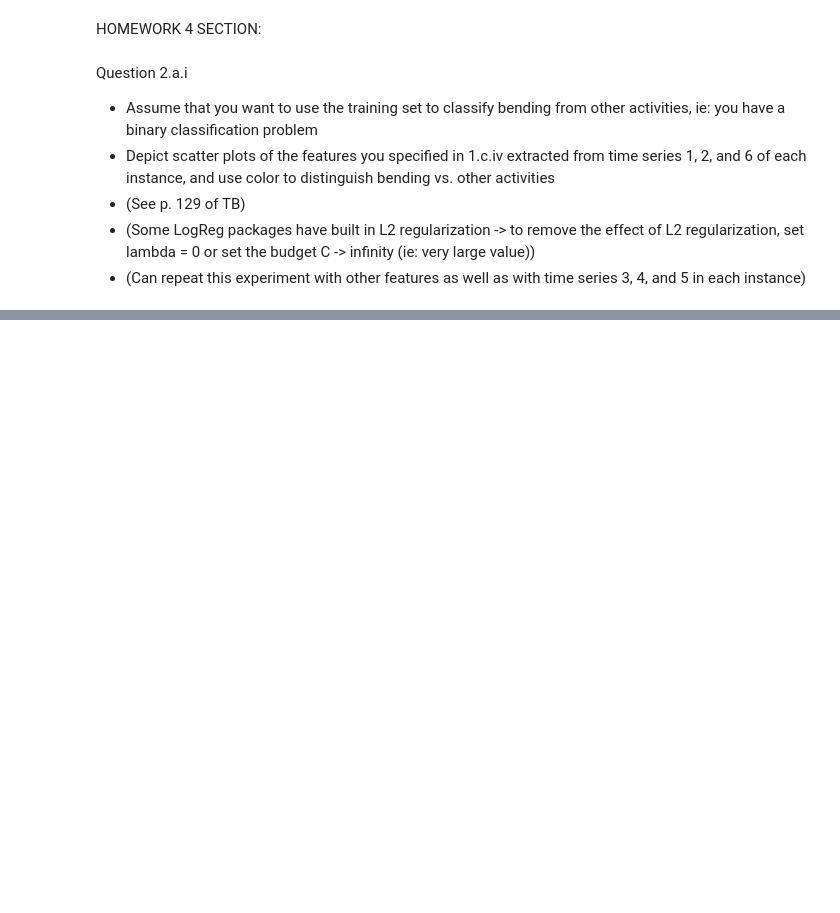
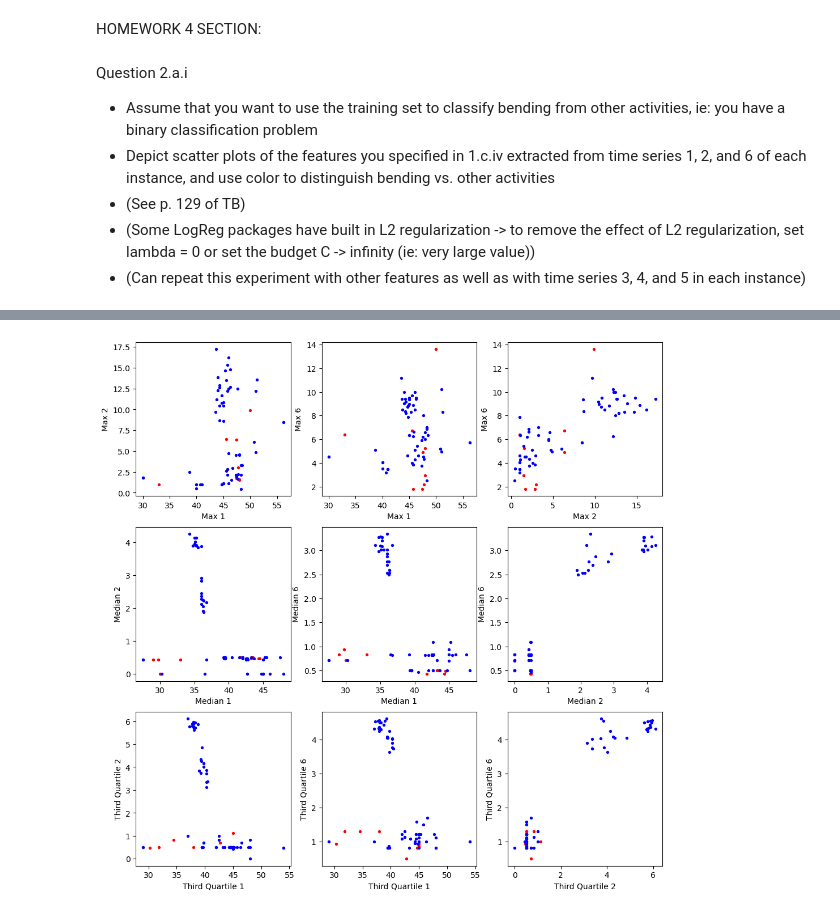
Before and after one commit to brynndafoe02/dsci552_summer2026, a Jupyter notebook: Dafoe_Brynn_HW4/notebook/Dafoe_Brynn_HW4.ipynb, the cells around one changed output, grey strips where cells are left out. Drawn from its saved outputs; the diff is of its cells as text; code cells hidden in the pictures; blank space fills up the shorter version.

```diff
--- a/Dafoe_Brynn_HW4/notebook/Dafoe_Brynn_HW4.ipynb
+++ b/Dafoe_Brynn_HW4/notebook/Dafoe_Brynn_HW4.ipynb
@@ -210,0 +210,56 @@ other -> [4.32, 4.5, 4.44, 4.305, 4.5575, 4.3225, 4.335, 4.5649999999999995, 4.3
+# %%
+fig, axes = plt.subplots(3, 3, figsize = (12, 12))
+# Bending = Red
+# Other = Blue
+
+# Max Scatterplots -> First Row
+axes[0, 0].scatter(max_1s["bending"], max_2s["bending"], c = "red", s=8)
+axes[0, 0].scatter(max_1s["other"], max_2s["other"], c = "blue", s=8)
+axes[0, 0].set_xlabel("Max 1")
+axes[0, 0].set_ylabel("Max 2")
+
+axes[0, 1].scatter(max_1s["bending"], max_6s["bending"], c = "red", s=8)
+axes[0, 1].scatter(max_1s["other"], max_6s["other"], c = "blue", s=8)
+axes[0, 1].set_xlabel("Max 1")
+axes[0, 1].set_ylabel("Max 6")
+
+axes[0, 2].scatter(max_2s["bending"], max_6s["bending"], c = "red", s=8)
+axes[0, 2].scatter(max_2s["other"], max_6s["other"], c = "blue", s=8)
+axes[0, 2].set_xlabel("Max 2")
+axes[0, 2].set_ylabel("Max 6")
+
+# Median Scatterplots -> Second Row
+axes[1, 0].scatter(median_1s["bending"], median_2s["bending"], c = "red", s=8)
+axes[1, 0].scatter(median_1s["other"], median_2s["other"], c = "blue", s=8)
+axes[1, 0].set_xlabel("Median 1")
+axes[1, 0].set_ylabel("Median 2")
+
+axes[1, 1].scatter(median_1s["bending"], median_6s["bending"], c = "red", s=8)
+axes[1, 1].scatter(median_1s["other"], median_6s["other"], c = "blue", s=8)
+axes[1, 1].set_xlabel("Median 1")
+axes[1, 1].set_ylabel("Median 6")
+
+axes[1, 2].scatter(median_2s["bending"], median_6s["bending"], c = "red", s=8)
+axes[1, 2].scatter(median_2s["other"], median_6s["other"], c = "blue", s=8)
+axes[1, 2].set_xlabel("Median 2")
+axes[1, 2].set_ylabel("Median 6")
+
+# Third Quartile Scatterplots -> Third Row
+axes[2, 0].scatter(thirdQ_1s["bending"], thirdQ_2s["bending"], c = "red", s=8)
+axes[2, 0].scatter(thirdQ_1s["other"], thirdQ_2s["other"], c = "blue", s=8)
+axes[2, 0].set_xlabel("Third Quartile 1")
+axes[2, 0].set_ylabel("Third Quartile 2")
+
+axes[2, 1].scatter(thirdQ_1s["bending"], thirdQ_6s["bending"], c = "red", s=8)
+axes[2, 1].scatter(thirdQ_1s["other"], thirdQ_6s["other"], c = "blue", s=8)
+axes[2, 1].set_xlabel("Third Quartile 1")
+axes[2, 1].set_ylabel("Third Quartile 6")
+
+axes[2, 2].scatter(thirdQ_2s["bending"], thirdQ_6s["bending"], c = "red", s=8)
+axes[2, 2].scatter(thirdQ_2s["other"], thirdQ_6s["other"], c = "blue", s=8)
+axes[2, 2].set_xlabel("Third Quartile 2")
+axes[2, 2].set_ylabel("Third Quartile 6")
+
+plt.show()
+# %% [output]
+[figure, added]
```
Also changed, not shown: parts of 4 cells of this notebook.
